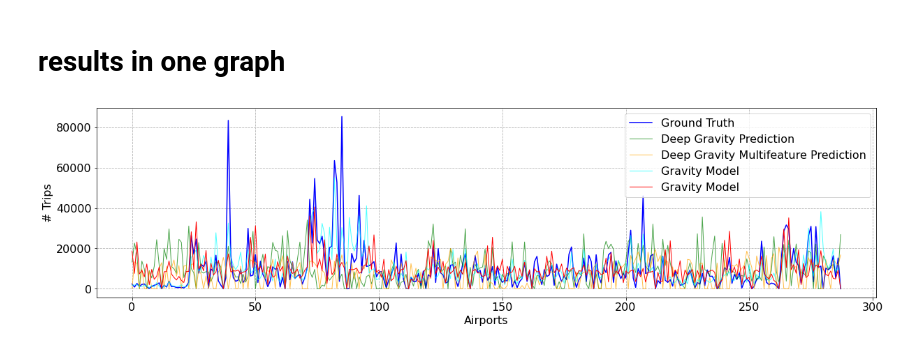
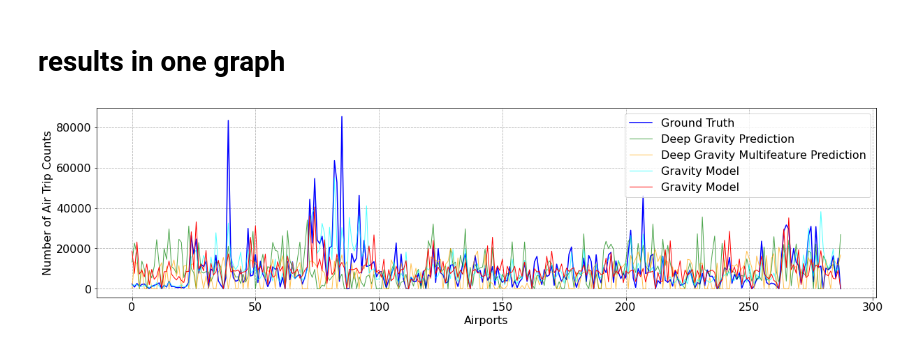
Before and after one commit to khzhang2/Air_Traffic, a Jupyter notebook: Visualization.ipynb, the cells around one changed output. Cells and saved outputs as stored; diff of their text form; code cells hidden in the pictures.

```diff
--- a/Visualization.ipynb
+++ b/Visualization.ipynb
@@ -154,19 +154,19 @@ lw_ls = [1.5,1,1, 1, 1]
 # %%
 # 把真实值、dg、dgm画在一个图上，
 # 颜色、alpha、lw设置使用上面定义的列表中的值
 # 真实值是蓝色，和其他对应的alpha、lw
 # dg是绿色，dgm是橙色
 plt.figure(figsize=[20,5])
 plt.plot(dg_labels*85322, label='Ground Truth', lw=lw_ls[0],color = color_lst[0],alpha = alpha_lst[0])
 plt.plot(dg_pred*85322, label='Deep Gravity Prediction', lw=lw_ls[1],color = color_lst[1],alpha = alpha_lst[1])
 plt.plot(dgm_pred*85322, label='Deep Gravity Multifeature Prediction', lw=lw_ls[2],color = color_lst[2],alpha = alpha_lst[2])
 plt.plot(g_pred*85322, label='Gravity Model', lw=lw_ls[3],color = color_lst[3],alpha = alpha_lst[3])
 plt.plot(vae_pred*85322, label='Gravity Model', lw=lw_ls[4],color = color_lst[4],alpha = alpha_lst[4])
 plt.xlabel('Airports', fontsize=fs)
-plt.ylabel('# Trips', fontsize=fs)
+plt.ylabel('Number of Air Trip Counts', fontsize=fs)
 plt.legend(fontsize=fs, loc=1)
 plt.xticks(fontsize=fs)
 plt.yticks(fontsize=fs)
 plt.grid(ls='--')
 # %% [output]
-[figure, old version]
+[figure, new version]
```
